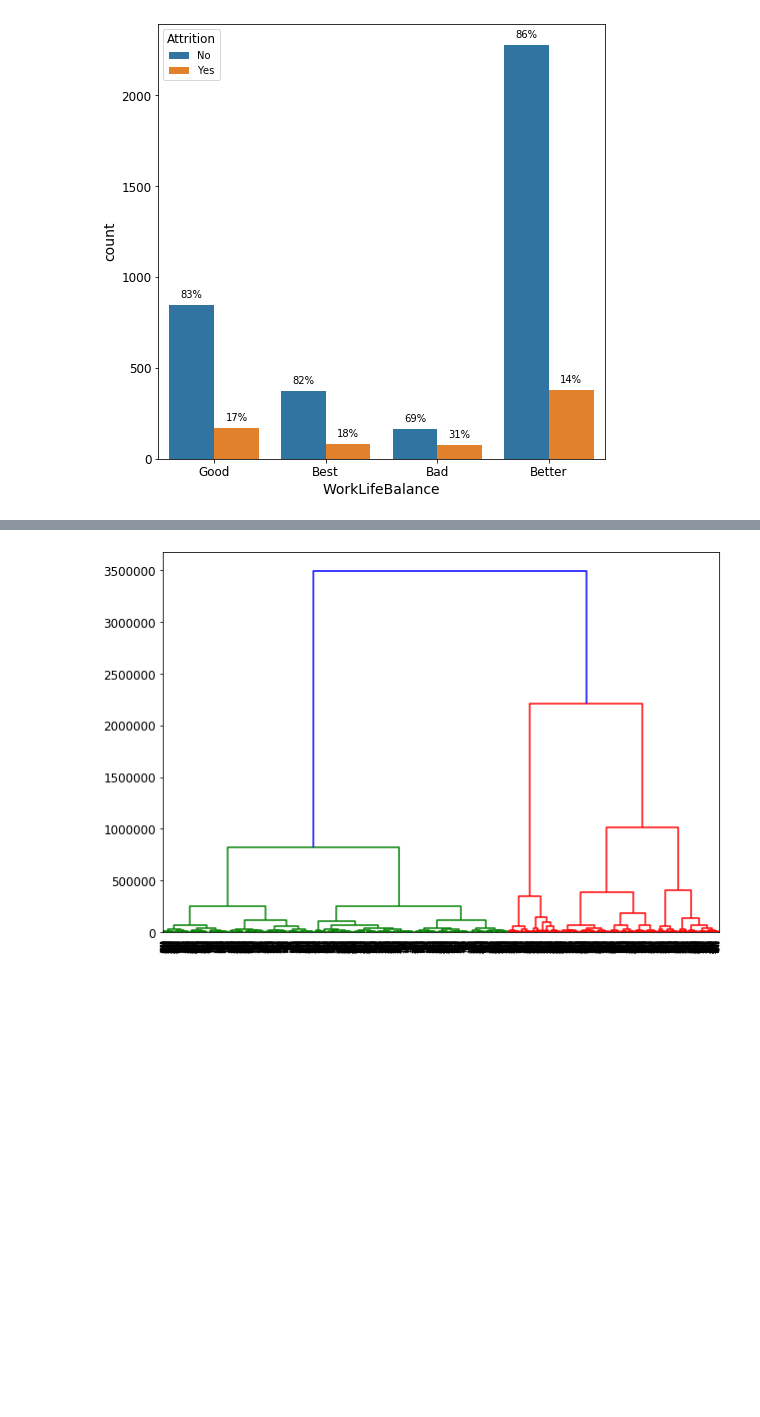
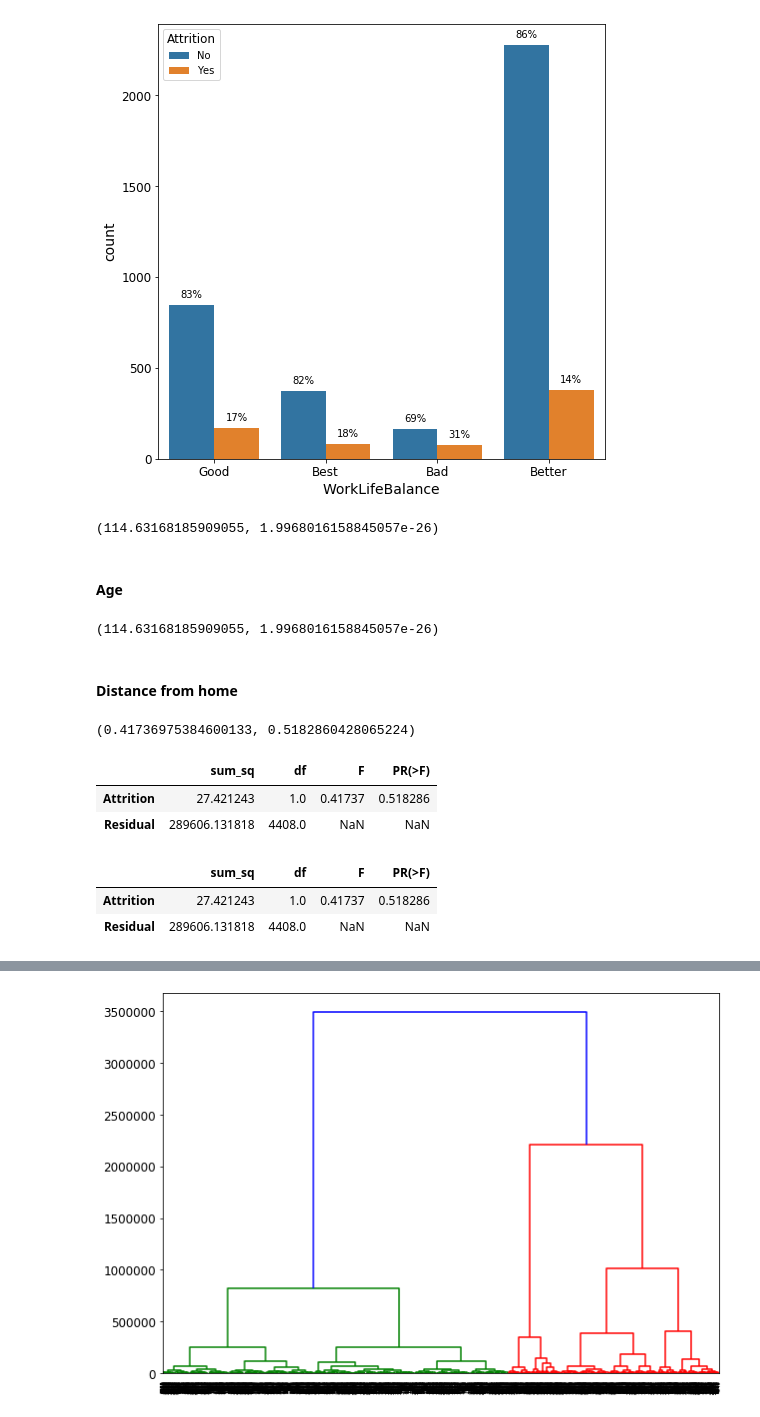
Before and after one commit to VictorMassotte/Projet-IA, a Jupyter notebook: projet-ia.ipynb, the cells around one changed output, grey strips where cells are left out. Saved outputs shown, nothing was run; the diff lists cells and outputs as text; code cells hidden in the pictures; blank space fills up the shorter version.

Commit message:
add anova first test

```diff
--- a/projet-ia.ipynb
+++ b/projet-ia.ipynb
@@ -153,6 +153,53 @@ for left, right in zip(left_bars, right_bars):
     ax.text(right.get_x() + right.get_width()/2., height_r + 40, '{0:.0%}'.format(height_r/total), ha="center")
 # %% [output]
 [figure]
+# %%
+from scipy import stats
+targetColumn = allData["Attrition"]
+
+
+catYes = targetColumn == "Yes"
+catNo = targetColumn == "No"
+# %% [output]
+(114.63168185909055, 1.9968016158845057e-26)
+# %% [markdown]
+#### Age
+# %%
+scaleColumn = allData["Age"]
+catAgeYes = scaleColumn[catYes].dropna()
+catAgeNo = scaleColumn[catNo].dropna()
+F, p = stats.f_oneway(catAgeYes, catAgeNo)
+F, p
+# %% [output]
+(114.63168185909055, 1.9968016158845057e-26)
+# %% [markdown]
+#### Distance from home
+# %%
+scaleColumn = allData["DistanceFromHome"]
+catDistanceFromHomeYes = scaleColumn[catYes].dropna()
+catDistanceFromHomeNo = scaleColumn[catNo].dropna()
+F, p = stats.f_oneway(catDistanceFromHomeYes, catDistanceFromHomeNo)
+F, p
+# %% [output]
+(0.41736975384600133, 0.5182860428065224)
+# %%
+import statsmodels.api as sm
+from statsmodels.formula.api import ols
+model = ols('DistanceFromHome ~ Attrition', data=allData).fit()
+anova_age = sm.stats.anova_lm(model, typ=2)
+anova_age
+# %% [output]
+|  | sum_sq | df | F | PR(>F) |
+| Attrition | 27.421243 | 1.0 | 0.41737 | 0.518286 |
+| Residual | 289606.131818 | 4408.0 | NaN | NaN |
+# %%
+model = ols('DistanceFromHome ~ Attrition', data=allData).fit()
+anova_DistanceFromHome = sm.stats.anova_lm(model, typ=2)
+anova_DistanceFromHome
+# %% [output]
+|  | sum_sq | df | F | PR(>F) |
+| Attrition | 27.421243 | 1.0 | 0.41737 | 0.518286 |
+| Residual | 289606.131818 | 4408.0 | NaN | NaN |
 # %%
 from scipy.cluster.hierarchy import dendrogram, linkage
 
```
